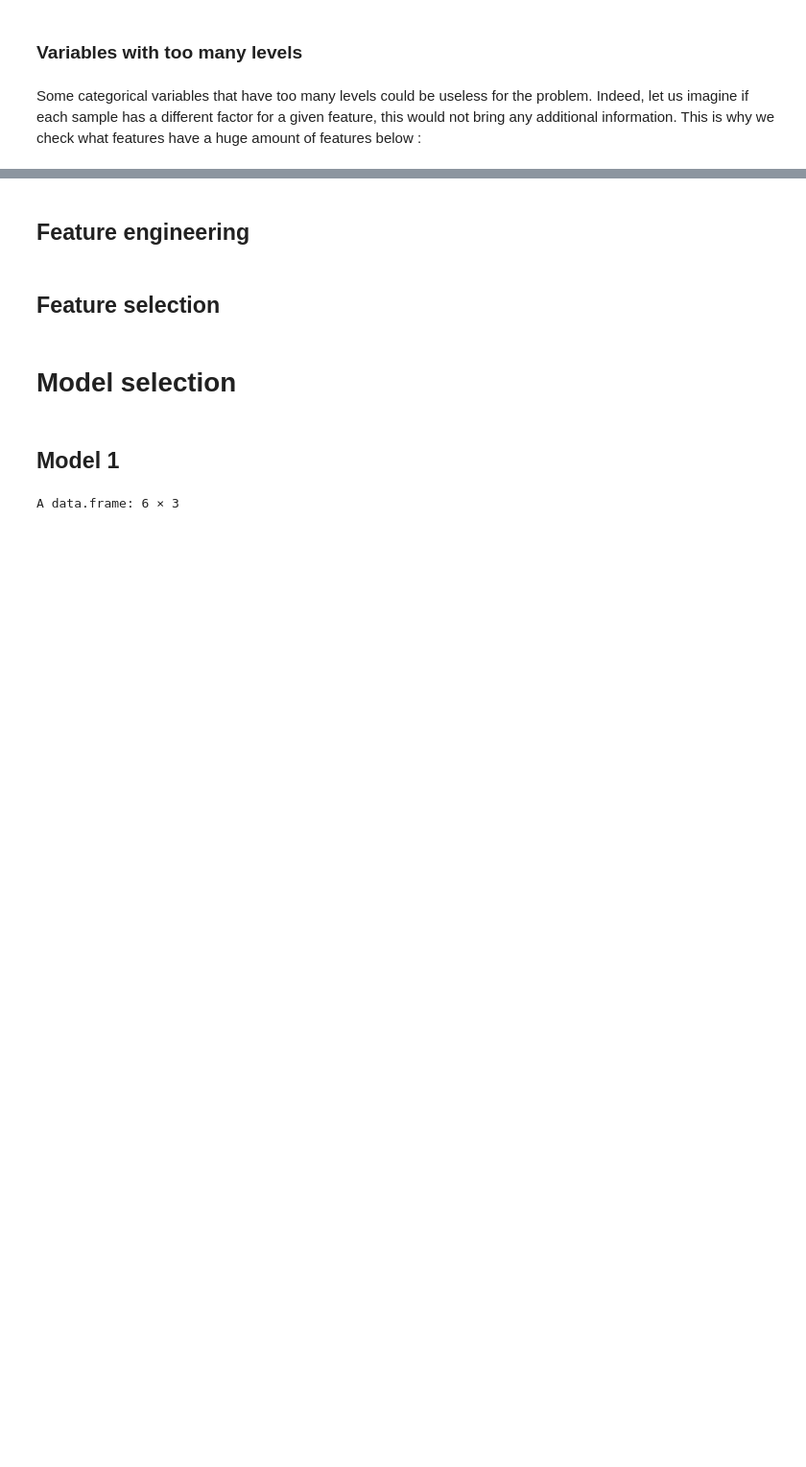
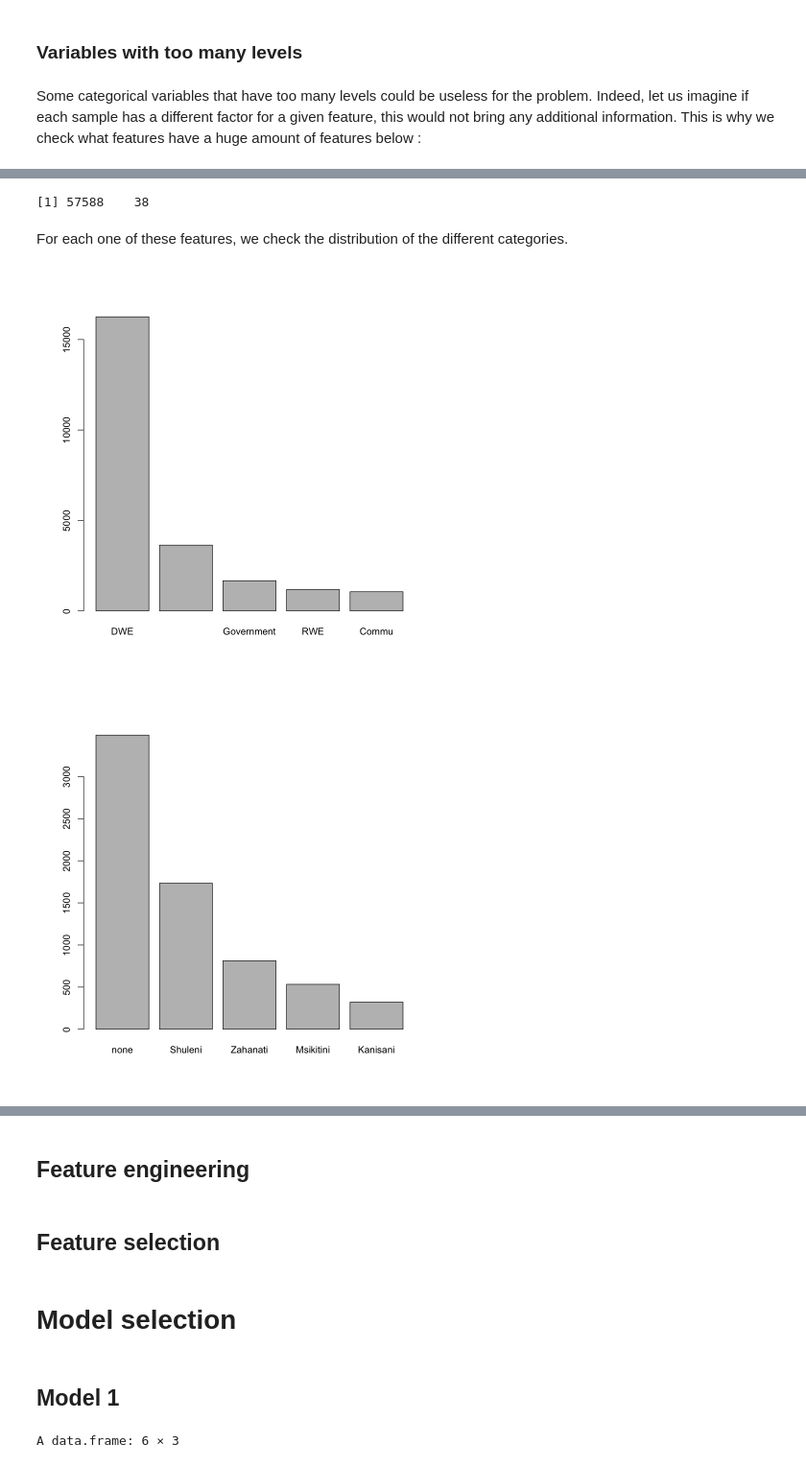
Before and after one commit to miromatagne/Driven-Data-Competition, a Jupyter notebook: ReportTemplate.ipynb, the cells around one changed output, grey strips where cells are left out. Shown at 96% size. Drawn from its saved outputs; the diff is of its cells as text; code cells hidden in the pictures; blank space fills up the shorter version.

```diff
--- a/ReportTemplate.ipynb
+++ b/ReportTemplate.ipynb
@@ -254,11 +250,15 @@ Some categorical variables that have too many levels could be useless for the pr
 # %%
 categorical_variables <- which(sapply(data[1,],class)=="factor")
 
+problematic_features <- c()
+
 for (n in colnames(data[,categorical_variables])) {
     l <- nlevels(data[,n])
-    if (l > 5000) {
-        print(n)
-        print(data[1,n])
+    if (l > 2000) {
+        #print(n)
+        problematic_features <- c(problematic_features,n)
+        #print(data[1,n])
     }
 }
+problematic_features
 # %% [output]
@@ -286,0 +266,18 @@ dummies-1.5.6 provided by Decision Patterns
+# %%
+backup <- data
+# %%
+dim(backup)
+# %% [output]
+[1] 57588    38
+# %%
+data <- backup
+# %% [markdown]
+For each one of these features, we check the distribution of the different categories.
+# %%
+for (f in problematic_features) {
+    factors <- table(data[,f])
+    barplot( (sort(factors, decreasing=TRUE)[1:5] ))
+}
+# %% [output]
+[figure, added]
+[figure, added]
```
Also changed, not shown: parts of 17 cells of this notebook.
